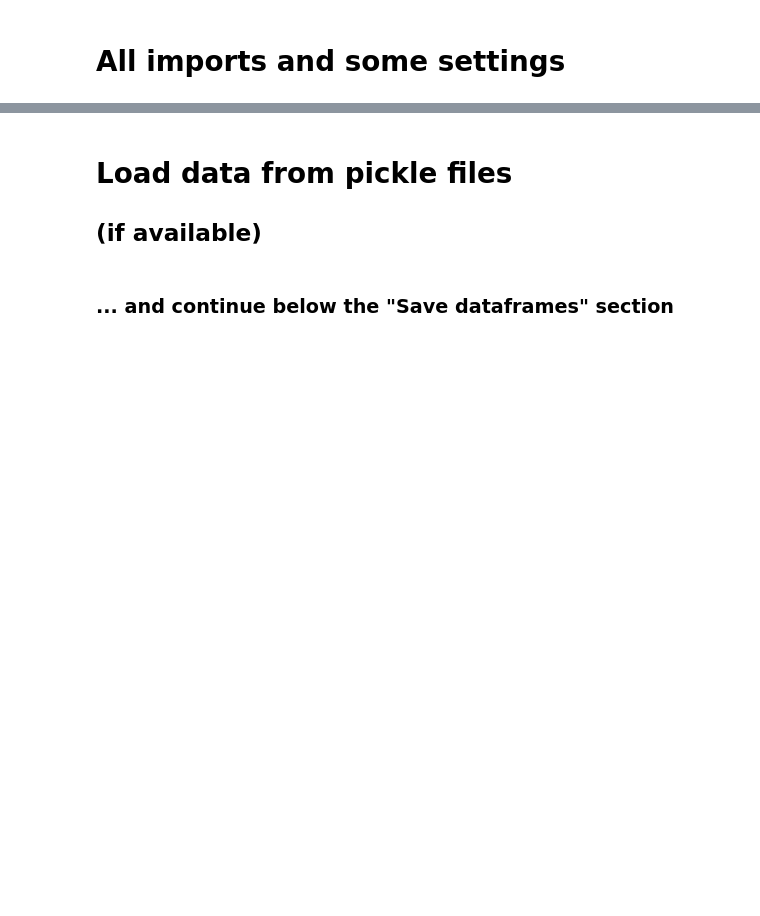
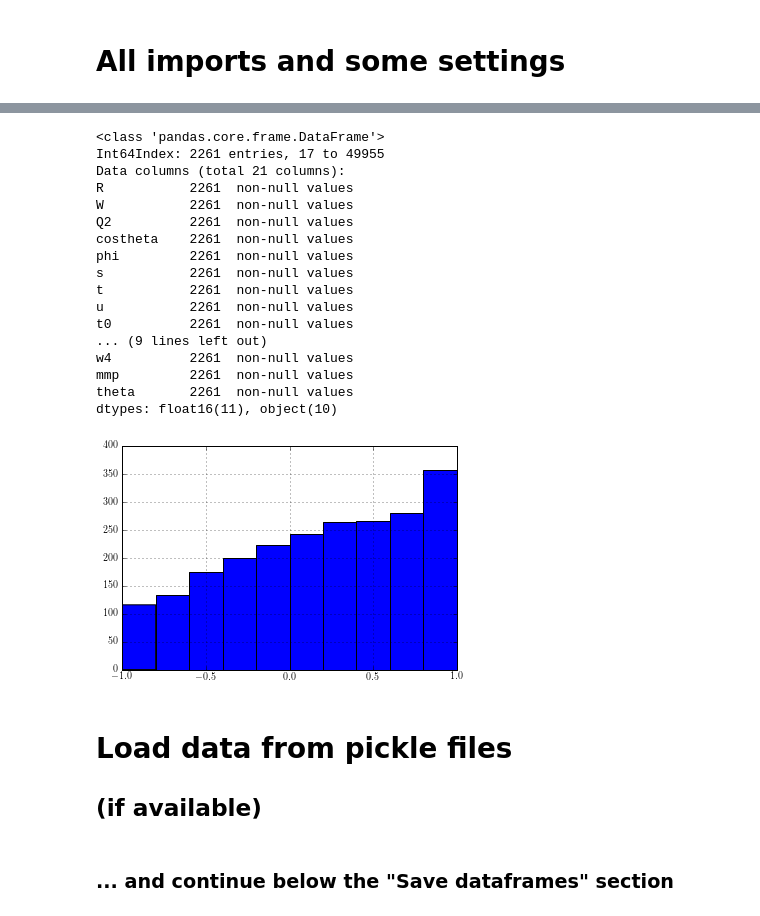
Before and after one commit to evan-phelps/phys-ana-omega, a Jupyter notebook: python/simulations_recon.ipynb, the cells around one changed output, grey strips where cells are left out. Drawn from its saved outputs; the diff is of its cells as text; code cells hidden in the pictures; blank space fills up the shorter version.

```diff
--- a/python/simulations_recon.ipynb
+++ b/python/simulations_recon.ipynb
@@ -19,0 +29,3 @@ nbins = 100
+# %%
+df = pd.DataFrame(treerec)
+df
@@ -19,0 +43,7 @@ nbins = 100
+# %%
+df['pz'] = df.p*df.cz
+df['py'] = df.p*df.cy
+df['px'] = df.p*df.cx
+masses = {11:0.000511, 211:0.13957, -211:0.13957, 2212:0.93827, 2112:0.939565, 0:0, 22:0, 321:0.493667, -321:0.493667, 45:0, 47:0, 49:0}
+getM2 = lambda x: [masses[pid]**2 for pid in x]
+df['energy'] = (df.p*df.p + df.id.apply(getM2)).apply(lambda x: np.sqrt(x))
@@ -19,0 +81,17 @@ nbins = 100
+# %%
+sqrt2 = lambda x: sqrt(x) if x >= 0 else -sqrt(-x)
+g = np.array([1, -1, -1, -1])
+boost = lambda beta, gamma: np.array([ [gamma,0,0,-beta*gamma], [0,1,0,0], [0,0,1,0], [-beta*gamma,0, 0, gamma] ])
+def R(e04, e14, p04):
+    e0, e1 = e04[1:], e14[1:]
+    q = (e0-e1)
+    v3 = q/la.norm(q)
+    v2 = ft.partial(lambda x: x/la.norm(x), np.cross(e0,e1))()
+    v1 = np.cross(v2, v3)
+    v = np.array([v1, v2, v3])
+    rot4_3rot = np.hstack(([[1], [0], [0], [0]], np.vstack(([[0, 0, 0]], v))))
+    w4 = e04-e14+p04
+    E, p = w4[0], la.norm(w4[1:])
+    m = sqrt2(E*E-p*p)
+    beta, gamma = p/E, E/m
+    return boost(beta, gamma).dot(rot4_3rot)
@@ -20,3 +129,37 @@ nbins = 100
+# %%
+# apply to data frame
+dfkin = df[(df.idxE==0) & (df.idxP>0) & (df.idxPip>0)].apply(getkin, axis=1)
+dfkin.columns = ['R', 'W', 'Q2', 'costheta', 'phi', 's', 't', 'u', 't0', 't1', 'e04', 'p04', 'e4', 'p4', 'pip4', 'pim4', 'pi04', 'q4', 'w4', 'mmp']
+# convert non-4-vectors to floats
+dfkin[['W', 'Q2', 'costheta', 'phi', 's', 't', 'u', 't0', 't1', 'mmp']] = dfkin[['W', 'Q2', 'costheta', 'phi', 's', 't', 'u', 't0', 't1', 'mmp']].astype(float16)
+dfkin['theta'] = np.arccos(dfkin.costheta)
+# dfkin['px'] = df['px']
+# dfkin['py'] = df['py']
+# dfkin['pz'] = df['pz']
+# dfkin['energy'] = df['energy']
+del df
+# %%
+dfkin.costheta.hist(bins=10)
+dfkin
+# %% [output]
+<class 'pandas.core.frame.DataFrame'>
+Int64Index: 2261 entries, 17 to 49955
+Data columns (total 21 columns):
+R           2261  non-null values
+W           2261  non-null values
+Q2          2261  non-null values
+costheta    2261  non-null values
+phi         2261  non-null values
+s           2261  non-null values
+t           2261  non-null values
+u           2261  non-null values
+t0          2261  non-null values
+... (9 lines left out)
+w4          2261  non-null values
+mmp         2261  non-null values
+theta       2261  non-null values
+dtypes: float16(11), object(10)
+[figure, added]
 # %% [markdown]
 # Load data from pickle files
 ## (if available)
```
Also changed, not shown: parts of 5 cells of this notebook, 12 other files.
